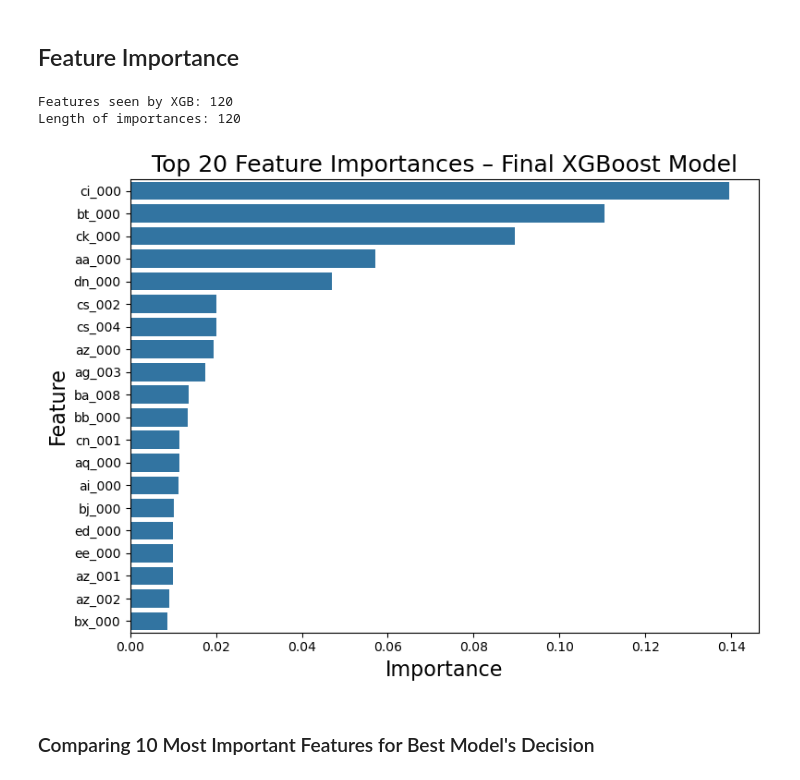
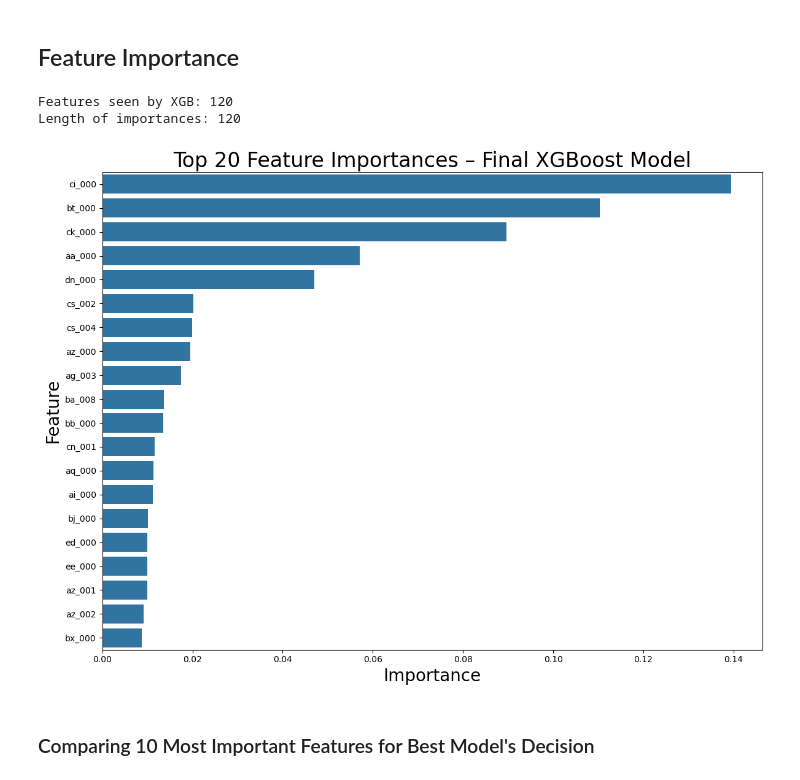
Before and after one commit to Szuppi/DM_ML_Project, a Jupyter notebook: TUO2MO_Project_Submission.ipynb, the cells around one changed output. Saved outputs shown, nothing was run; the diff lists cells and outputs as text; code cells hidden in the pictures.

```diff
--- a/TUO2MO_Project_Submission.ipynb
+++ b/TUO2MO_Project_Submission.ipynb
@@ -1164,16 +1166,20 @@ final_model = joblib.load("final_model_2025127.pkl")
 # %% [markdown]
 #### Just Checking...
 # %%
+# Because the final model was chosen as the kbest model with k=120
+X_kbest_full = X[cols_kbest].copy()
+X_train_final = X_kbest_full
+
 # --- Predictions on hold-out validation ---
-pred_final  = kbest_model.predict(Xk_val)
 pred_sfm = sfm_model.predict(Xx_val)
+pred_kb  = kbest_model.predict(Xk_val)
 pred_final_model = final_model.predict(X_train_final)
 
 ba_kb  = balanced_accuracy_score(y_val, pred_kb)
 ba_sfm = balanced_accuracy_score(y_val, pred_sfm)
 ba_final = balanced_accuracy_score(y['Prediction'], pred_final_model)
 
-print("Balanced Accuracy (KBest pipeline):       ", ba_kb)
+print("Balanced Accuracy (KBest pipeline):          ", ba_kb)
 print("Balanced Accuracy (SelectFromModel pipeline):", ba_sfm)
 print("Balanced Accuracy (Final loaded model):      ", ba_final)
 
@@ -1509,37 +1515,37 @@ plot_conf_matrices_2x5_with_legend(y_val, model_preds, figsize=(14, 6), save_pat
 # %%
 # Extract the final classifier and selector from the pipeline
 final_xgb = final_pipe.named_steps["clf"]
 selector  = final_pipe.named_steps["select"]
 
 # Mask of features that were kept by SelectKBest
 support_mask = selector.get_support()  # boolean mask of shape (n_features_before_selection,)
 
 # Column names corresponding to selected features
 selected_feature_names = X_train_final.columns[support_mask]
 
 # Sanity check: lengths must match now
 print("Features seen by XGB:", len(selected_feature_names))
 print("Length of importances:", len(final_xgb.feature_importances_))
 
 # Build importance DataFrame
 imp_df = pd.DataFrame({
     "feature": selected_feature_names,
     "importance": final_xgb.feature_importances_
 }).sort_values("importance", ascending=False)
 
 # Plot top 20
-fig_feat_importances = plt.figure(figsize=(8,6))
+fig_feat_importances = plt.figure(figsize=(12,9))
 sns.barplot(data=imp_df.head(20), x="importance", y="feature")
-plt.title("Top 20 Feature Importances – Final XGBoost Model", fontsize=18)
-plt.xlabel("Importance", fontsize=16)
-plt.ylabel("Feature", fontsize=16)
+plt.title("Top 20 Feature Importances – Final XGBoost Model", fontsize=24)
+plt.xlabel("Importance", fontsize=20)
+plt.ylabel("Feature", fontsize=20)
 plt.tight_layout()
 fig_feat_importances.savefig('pics/feature_importances.png', dpi=600)
 plt.show()
 # %% [output]
 Features seen by XGB: 120
 Length of importances: 120
-[figure, old version]
+[figure, new version]
 # %% [markdown]
 ### Comparing 10 Most Important Features for Best Model's Decision
 # %%
```
Also changed, not shown: parts of 6 cells of this notebook, 11 other files.
